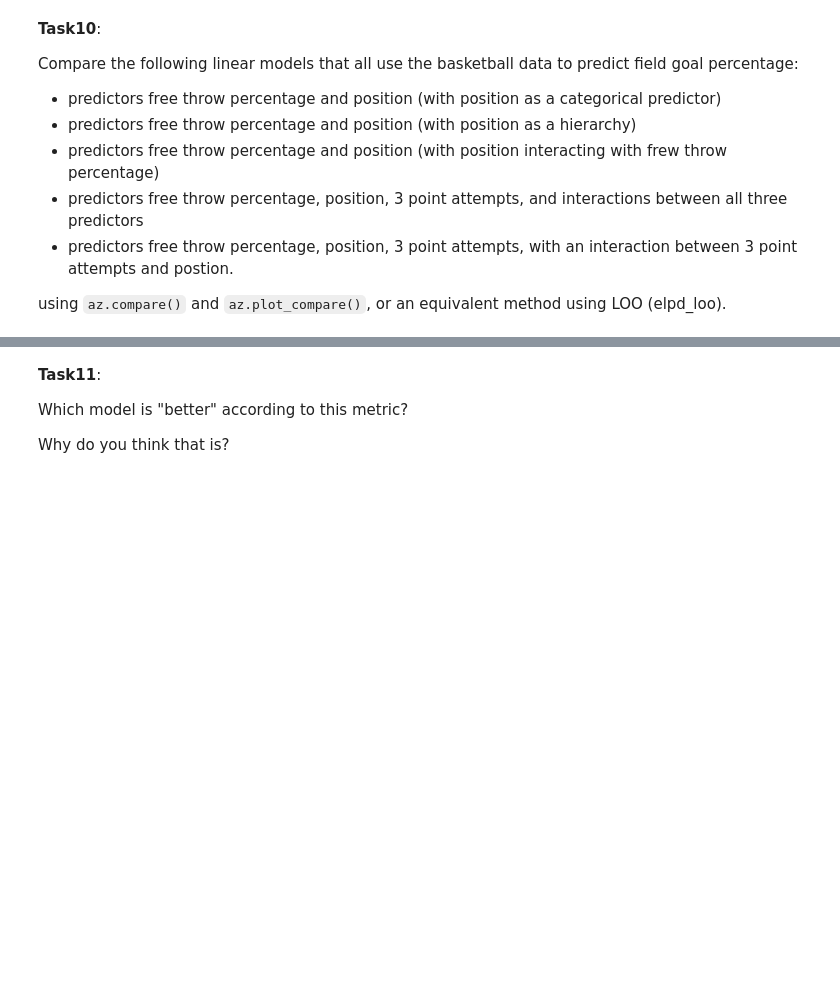
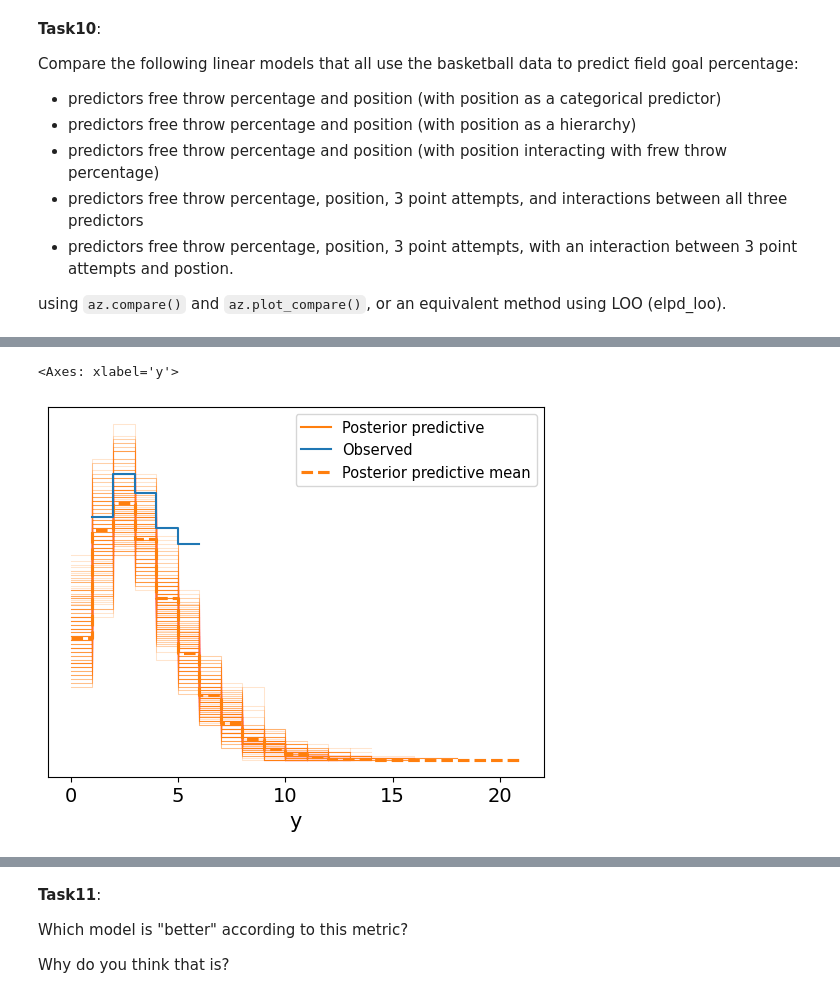
Before and after one commit to rheazh/Data-Analysis, a Jupyter notebook: Rhea's_Unit6ExercisesSF.ipynb, the cells around one changed output, grey strips where cells are left out. Drawn from its saved outputs; the diff is of its cells as text; code cells hidden in the pictures; blank space fills up the shorter version.

```diff
--- a/Rhea's_Unit6ExercisesSF.ipynb
+++ b/Rhea's_Unit6ExercisesSF.ipynb
@@ -104,18 +94,30 @@ bb.rename(columns={"FT%":"FTp","FG%":"FGp"}, inplace=True)
 # %%
 import pandas as pd
 
-# Load and clean the data
+# Load the dataset and drop rows with missing values
 bb = pd.read_csv(
     'https://raw.githubusercontent.com/thedarredondo/data-science-fundamentals/refs/heads/main/Data/basketball2324.csv').dropna()
 
-# Filter players who played more than 600 minutes
+# Define the mapping of positions to numbers
+position_mapping = {
+    'PG': 1,  # Point Guard
+    'SG': 2,  # Shooting Guard
+    'SF': 3,  # Small Forward
+    'PF': 4,  # Power Forward
+    'C': 5    # Center
+}
+
+# Apply the mapping to the 'Pos' column
+bb['Pos'] = bb['Pos'].map(position_mapping)
+
+# Filter players with more than 600 minutes played
 bb = bb.query('MP > 600')
 
 # Remove players who never missed a free throw
 bb = bb.query('`FT%` != 1.0')
 
-# Filter out combo positions for easier visualization
-bb = bb.query("Pos in ['C','PF','SF','SG','PG']")
+# Filter out the combo positions (keep only individual positions)
+bb = bb.query("Pos in [1, 2, 3, 4, 5]")  # Corresponding to PG, SG, SF, PF, C
 
-# Rename columns for easier referencing
+# Rename columns to remove the '%' sign
 bb.rename(columns={"FT%": "FTp", "FG%": "FGp"}, inplace=True)
@@ -121,0 +140,21 @@ bb.rename(columns={"FT%": "FTp", "FG%": "FGp"}, inplace=True)
+# %%
+#bb stands for negative basket ball model
+with pm.Model() as model_bb:
+
+    #priors for the linear part of the model
+    α = pm.Normal("α", mu=0, sigma=2)
+    β = pm.Normal("β", mu=0, sigma=1)
+
+    #the linear part of our model,
+    #but with a twist:
+    #our line is exponentiated, in order to make our all our values positive
+    μ = pm.Deterministic("μ", pm.math.exp(α + β * bb.FTp))
+
+    #prior for the likelihood's standard deviation
+    σ = pm.HalfNormal("σ", 1)
+
+    #likelihood
+    y_pred = pm.NegativeBinomial("y", mu=μ, alpha=σ, observed=bb.Pos)
+
+    #we need the log likelihood for model comparison later
+    idata_bb = pm.sample(idata_kwargs={"log_likelihood":True})
@@ -121,0 +213,5 @@ bb.rename(columns={"FT%": "FTp", "FG%": "FGp"}, inplace=True)
+# %%
+az.plot_ppc(idata_bb, num_pp_samples=200, colors=["C1", "C0", "C1"])
+# %% [output]
+<Axes: xlabel='y'>
+[figure, added]
```
Also changed, not shown: parts of 43 cells of this notebook.
